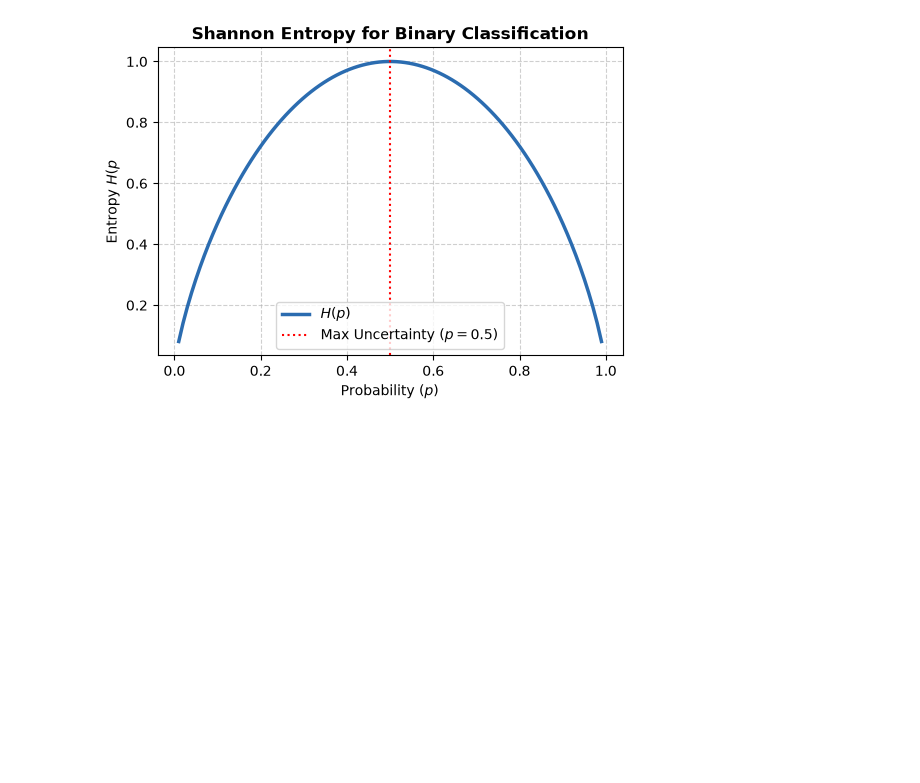
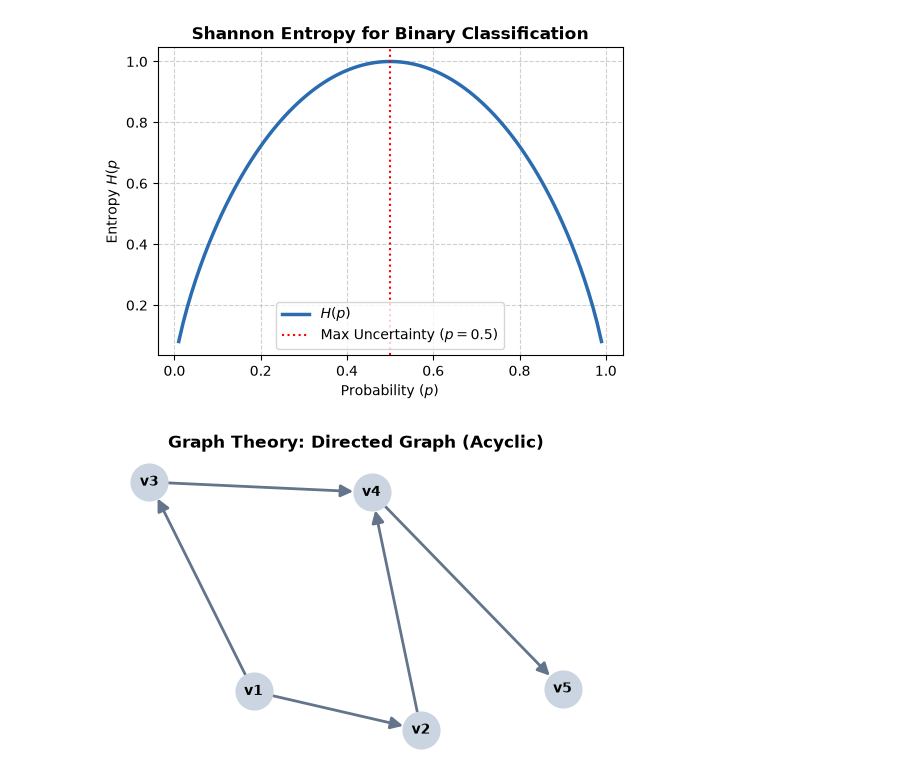
Before and after one commit to larinpaul/LaTeX_Typst_DS_Metrics, a Jupyter notebook: TEST_1.ipynb, the cells around one changed output. Cells and saved outputs as stored; diff of their text form; code cells hidden in the pictures; blank space fills up the shorter version.

Commit message:
# 3. Grapth Theory (Python Code Cell) # In mathematics, a graph consists of vertices connected by edges. # Torender network layouts and directed/undirected graphs, we use Python's networkx library. import networkx as nx import matplotlib.pyplot as plt
# Create a Directed Graph object
G = nx.DiGraph()

# Add edges representing relationships between vertices
G.add_edges_from([('v1', 'v2'), ('v1', 'v3'), ('v2', 'v4'), ('v3', 'v4'), ('v4', 'v5')])

# Spring layout distributes nodes mathematically based on force-directed algorithms
pos = nx.spring_layout(G, seed=42)

plt.figure(figsize=(5, 3))
nx.draw(G, pos, with_labels=True, node_color='#cbd5e1', node_size=700,
        font_weight='bold', font_size=10, edge_color='#64748b',
        arrows=True, arrowsize=18, width=2)
plt.title("Graph Theory: Directed Graph (Acyclic)", fontsize=12, fontweight='bold')
plt.show()

```diff
--- a/TEST_1.ipynb
+++ b/TEST_1.ipynb
@@ -228,3 +228,27 @@ plt.legend()
 plt.show()
 # %% [output]
 [figure]
+# %%
+# 3. Grapth Theory (Python Code Cell)
+# In mathematics, a graph consists of vertices connected by edges.
+# Torender network layouts and directed/undirected graphs, we use Python's networkx library.
+import networkx as nx
+import matplotlib.pyplot as plt
+
+# Create a Directed Graph object
+G = nx.DiGraph()
+
+# Add edges representing relationships between vertices
+G.add_edges_from([('v1', 'v2'), ('v1', 'v3'), ('v2', 'v4'), ('v3', 'v4'), ('v4', 'v5')])
+
+# Spring layout distributes nodes mathematically based on force-directed algorithms
+pos = nx.spring_layout(G, seed=42)
+
+plt.figure(figsize=(5, 3))
+nx.draw(G, pos, with_labels=True, node_color='#cbd5e1', node_size=700,
+        font_weight='bold', font_size=10, edge_color='#64748b',
+        arrows=True, arrowsize=18, width=2)
+plt.title("Graph Theory: Directed Graph (Acyclic)", fontsize=12, fontweight='bold')
+plt.show()
+# %% [output]
+[figure, added]
```
